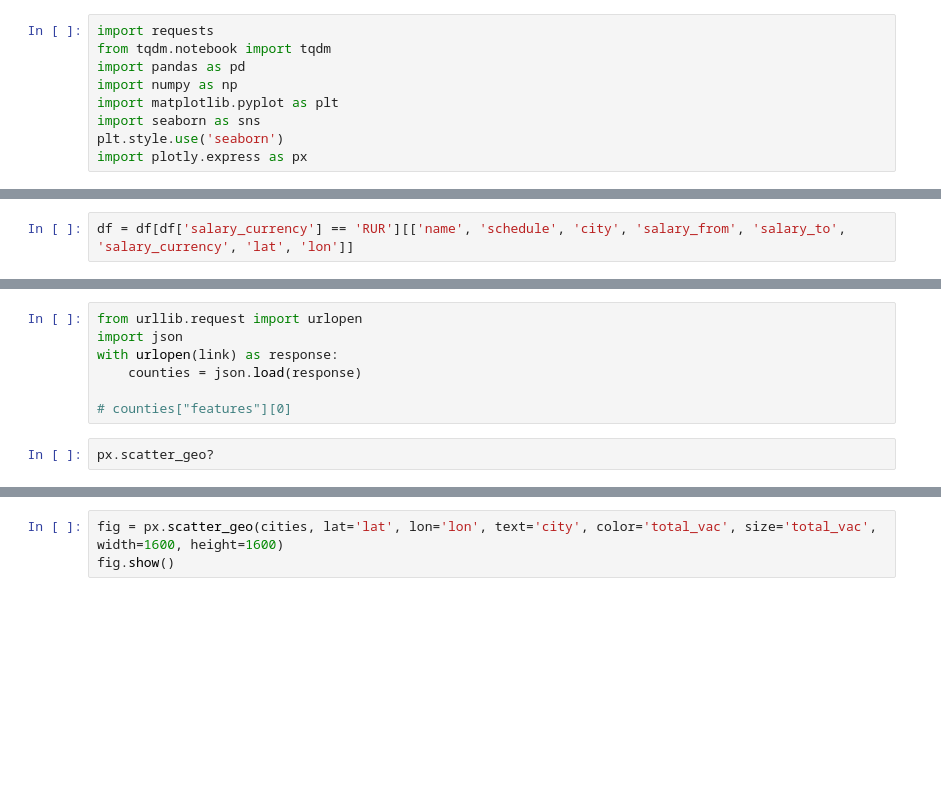
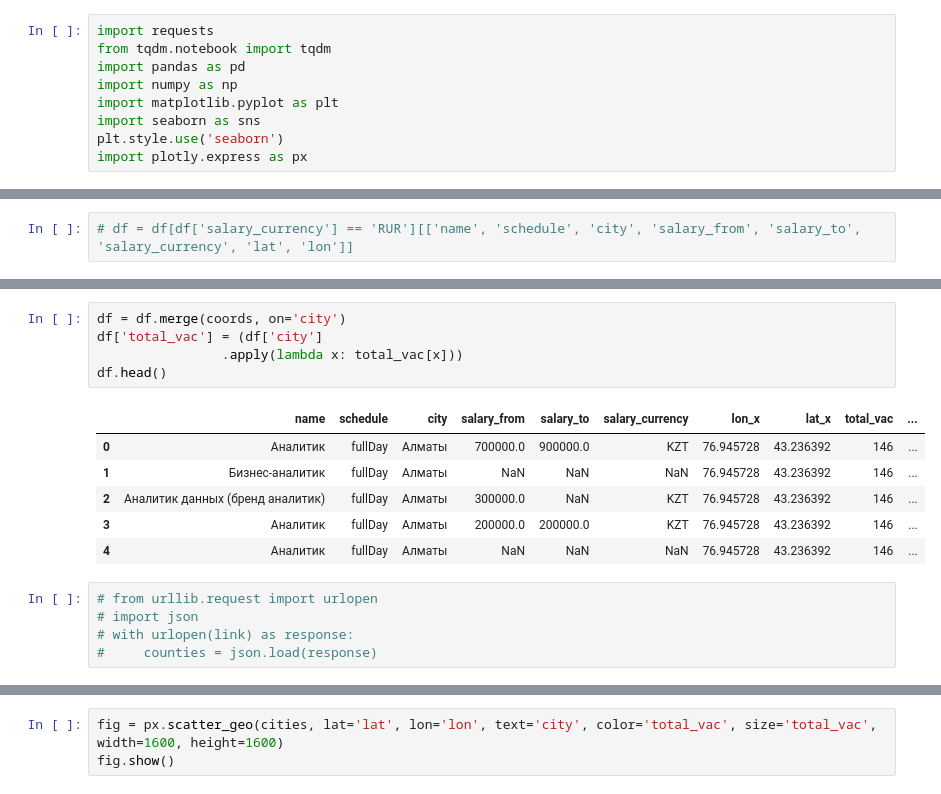
Before and after one commit to rufous86/hh_api, a Jupyter notebook: hh_api.ipynb, the cells around one changed output, grey strips where cells are left out. Cells and saved outputs as stored; diff of their text form; blank space fills up the shorter version.

```diff
--- a/hh_api.ipynb
+++ b/hh_api.ipynb
@@ -130,3 +120,3 @@ memory usage: 436.2+ KB
 # %%
-df = df[df['salary_currency'] == 'RUR'][['name', 'schedule', 'city', 'salary_from', 'salary_to', 'salary_currency', 'lat', 'lon']]
+# df = df[df['salary_currency'] == 'RUR'][['name', 'schedule', 'city', 'salary_from', 'salary_to', 'salary_currency', 'lat', 'lon']]
 # %%
@@ -166,10 +171,18 @@ link = "https://raw.githubusercontent.com/timurkanaz/Russia_geojson_OSM/master/G
+# %%
+df = df.merge(coords, on='city')
+df['total_vac'] = (df['city']
+                .apply(lambda x: total_vac[x]))
+df.head()
+# %% [output]
+|  | name | schedule | city | salary_from | salary_to | salary_currency | lon_x | lat_x | total_vac | ... |
+| 0 | Аналитик | fullDay | Алматы | 700000.0 | 900000.0 | KZT | 76.945728 | 43.236392 | 146 | ... |
+| 1 | Бизнес-аналитик | fullDay | Алматы | NaN | NaN | NaN | 76.945728 | 43.236392 | 146 | ... |
+| 2 | Аналитик данных (бренд аналитик) | fullDay | Алматы | 300000.0 | NaN | KZT | 76.945728 | 43.236392 | 146 | ... |
+| 3 | Аналитик | fullDay | Алматы | 200000.0 | 200000.0 | KZT | 76.945728 | 43.236392 | 146 | ... |
+| 4 | Аналитик | fullDay | Алматы | NaN | NaN | NaN | 76.945728 | 43.236392 | 146 | ... |
 # %%
-from urllib.request import urlopen
-import json
-with urlopen(link) as response:
-    counties = json.load(response)
-
-# counties["features"][0]
+# from urllib.request import urlopen
+# import json
+# with urlopen(link) as response:
+#     counties = json.load(response)
-# %%
-px.scatter_geo?
 # %%
```
Also changed, not shown: parts of 21 cells of this notebook.
